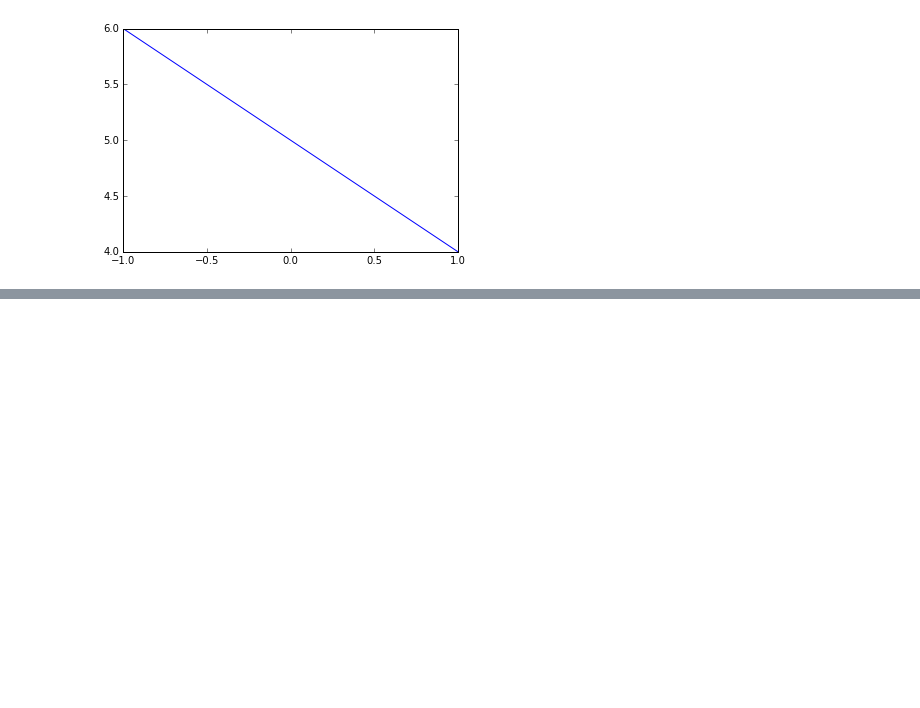
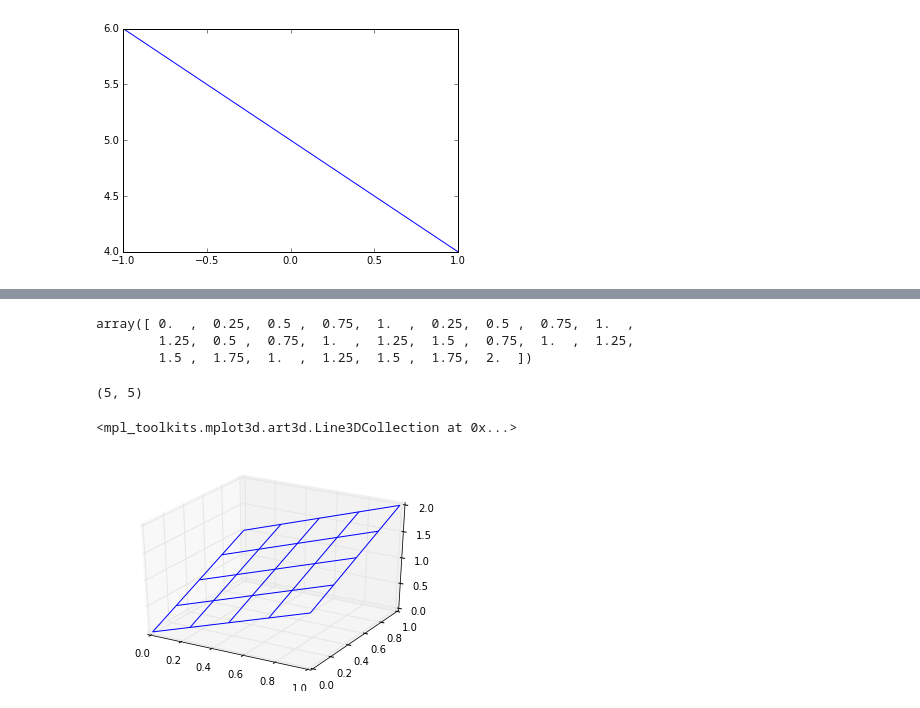
Before and after one commit to alcarney/polynomial_chaos, a Jupyter notebook: src/Untitled.ipynb, the cells around one changed output, grey strips where cells are left out. Saved outputs shown, nothing was run; the diff lists cells and outputs as text; code cells hidden in the pictures; blank space fills up the shorter version.

```diff
--- a/src/Untitled.ipynb
+++ b/src/Untitled.ipynb
@@ -118,0 +179,25 @@ plot_profile(g(4,6))
+# %%
+def f(x, y):
+    return x + y
+# %%
+fs = np.array([f(x,y) for x in xs for y in ys])
+# %%
+fs
+# %% [output]
+array([ 0.  ,  0.25,  0.5 ,  0.75,  1.  ,  0.25,  0.5 ,  0.75,  1.  ,
+        1.25,  0.5 ,  0.75,  1.  ,  1.25,  1.5 ,  0.75,  1.  ,  1.25,
+        1.5 ,  1.75,  1.  ,  1.25,  1.5 ,  1.75,  2.  ])
+# %%
+XS, YS = np.meshgrid(xs,ys)
+XS.shape
+# %% [output]
+(5, 5)
+# %%
+fs = fs.reshape((5,5))
+# %%
+fig = plt.figure()
+ax = fig.add_subplot(111, projection='3d')
+ax.plot_wireframe(XS, YS, fs)
+# %% [output]
+<mpl_toolkits.mplot3d.art3d.Line3DCollection at 0x...>
+[figure, added]
```
Also changed, not shown: parts of 4 cells of this notebook, 5 other files.
